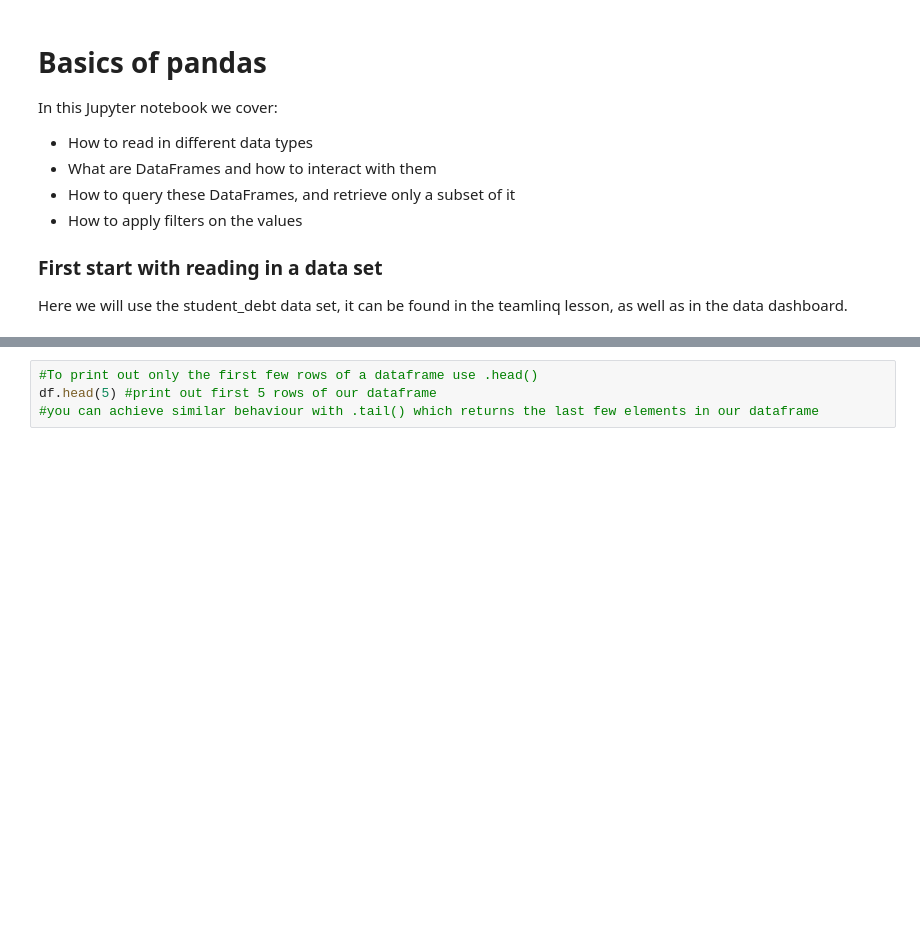
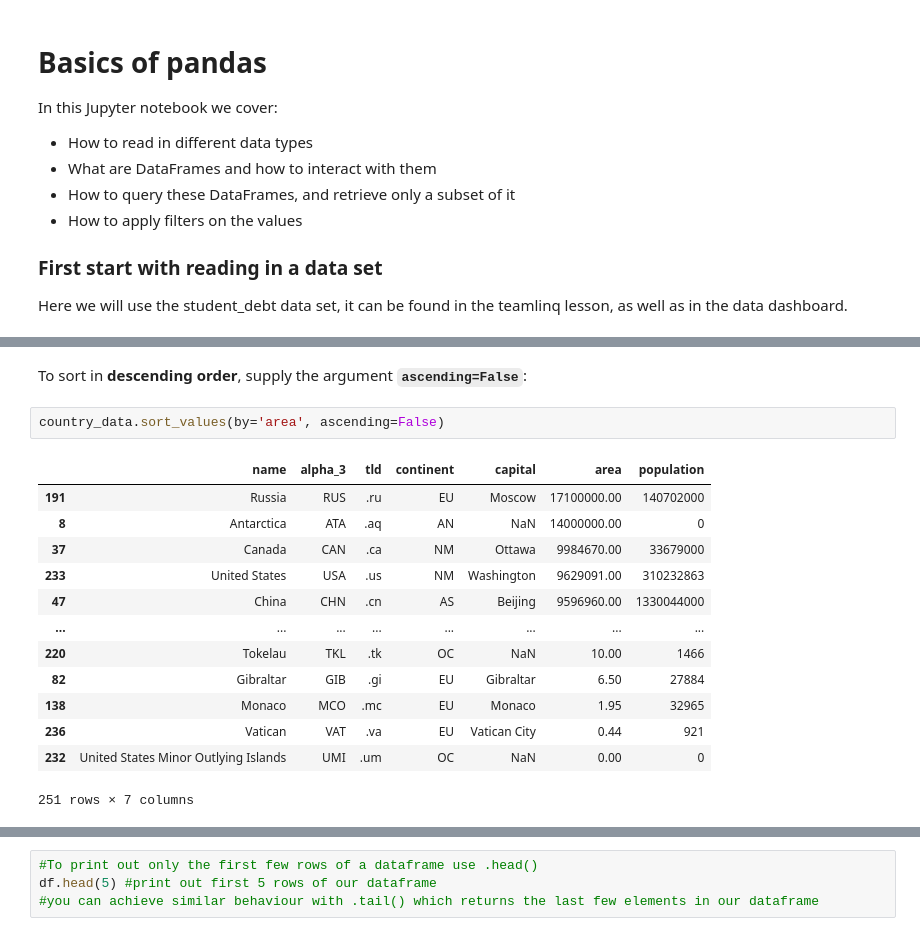
Before and after one commit to lzolyomi/Healthy-Data, a Jupyter notebook: data_track/pandas-intro.ipynb, the cells around one changed output, grey strips where cells are left out. Cells and saved outputs as stored; diff of their text form; blank space fills up the shorter version.

```diff
--- a/data_track/pandas-intro.ipynb
+++ b/data_track/pandas-intro.ipynb
@@ -11,0 +225,18 @@ Here we will use the student_debt data set, it can be found in the teamlinq less
+# %% [markdown]
+To sort in **descending order**, supply the argument **`ascending=False`**:
+# %%
+country_data.sort_values(by='area', ascending=False)
+# %% [output]
+|  | name | alpha_3 | tld | continent | capital | area | population |
+| 191 | Russia | RUS | .ru | EU | Moscow | 17100000.00 | 140702000 |
+| 8 | Antarctica | ATA | .aq | AN | NaN | 14000000.00 | 0 |
+| 37 | Canada | CAN | .ca | NM | Ottawa | 9984670.00 | 33679000 |
+| 233 | United States | USA | .us | NM | Washington | 9629091.00 | 310232863 |
+| 47 | China | CHN | .cn | AS | Beijing | 9596960.00 | 1330044000 |
+| ... | ... | ... | ... | ... | ... | ... | ... |
+| 220 | Tokelau | TKL | .tk | OC | NaN | 10.00 | 1466 |
+| 82 | Gibraltar | GIB | .gi | EU | Gibraltar | 6.50 | 27884 |
+| 138 | Monaco | MCO | .mc | EU | Monaco | 1.95 | 32965 |
+| 236 | Vatican | VAT | .va | EU | Vatican City | 0.44 | 921 |
+| 232 | United States Minor Outlying Islands | UMI | .um | OC | NaN | 0.00 | 0 |
+251 rows × 7 columns
```
Also changed, not shown: parts of 73 cells of this notebook, 6 other files.
